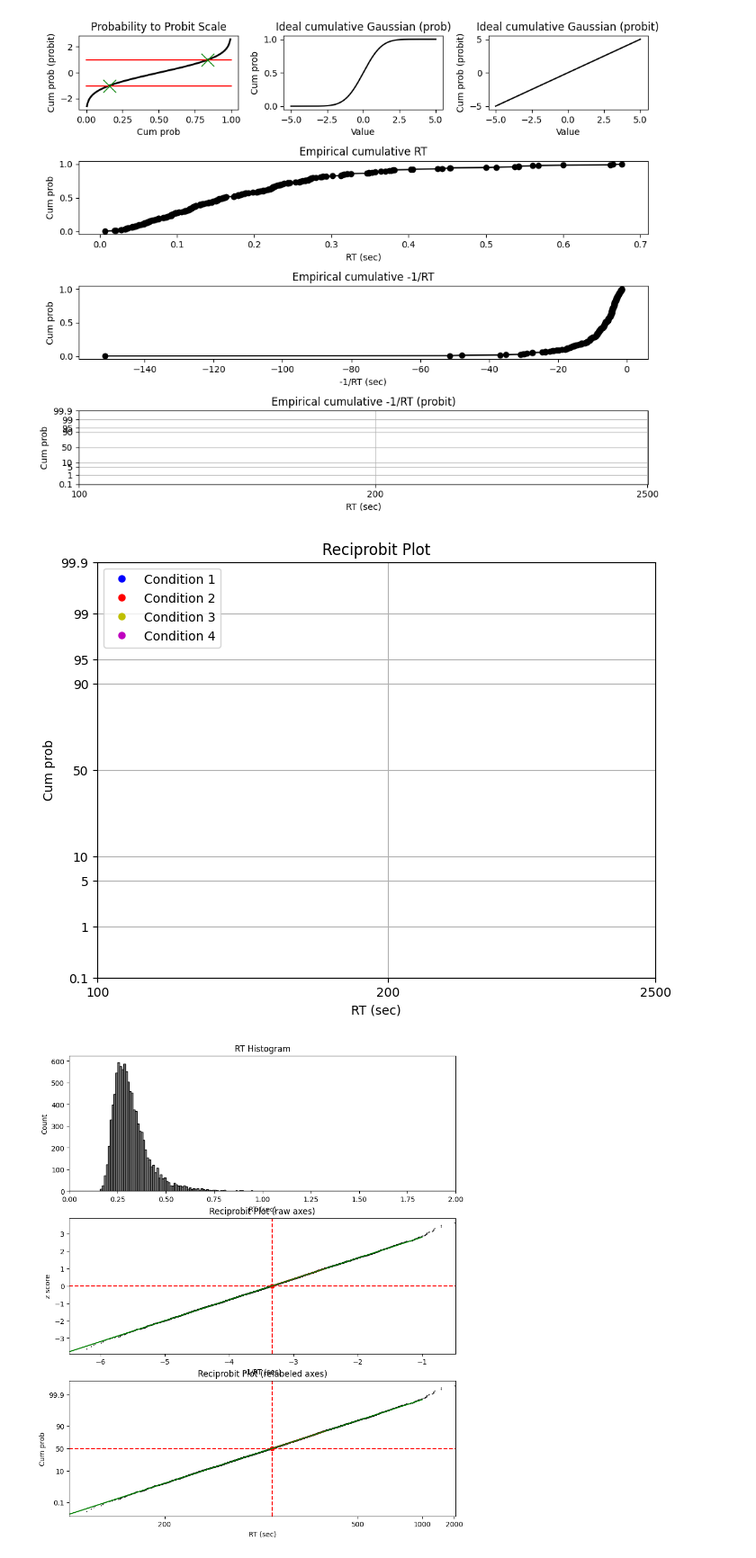
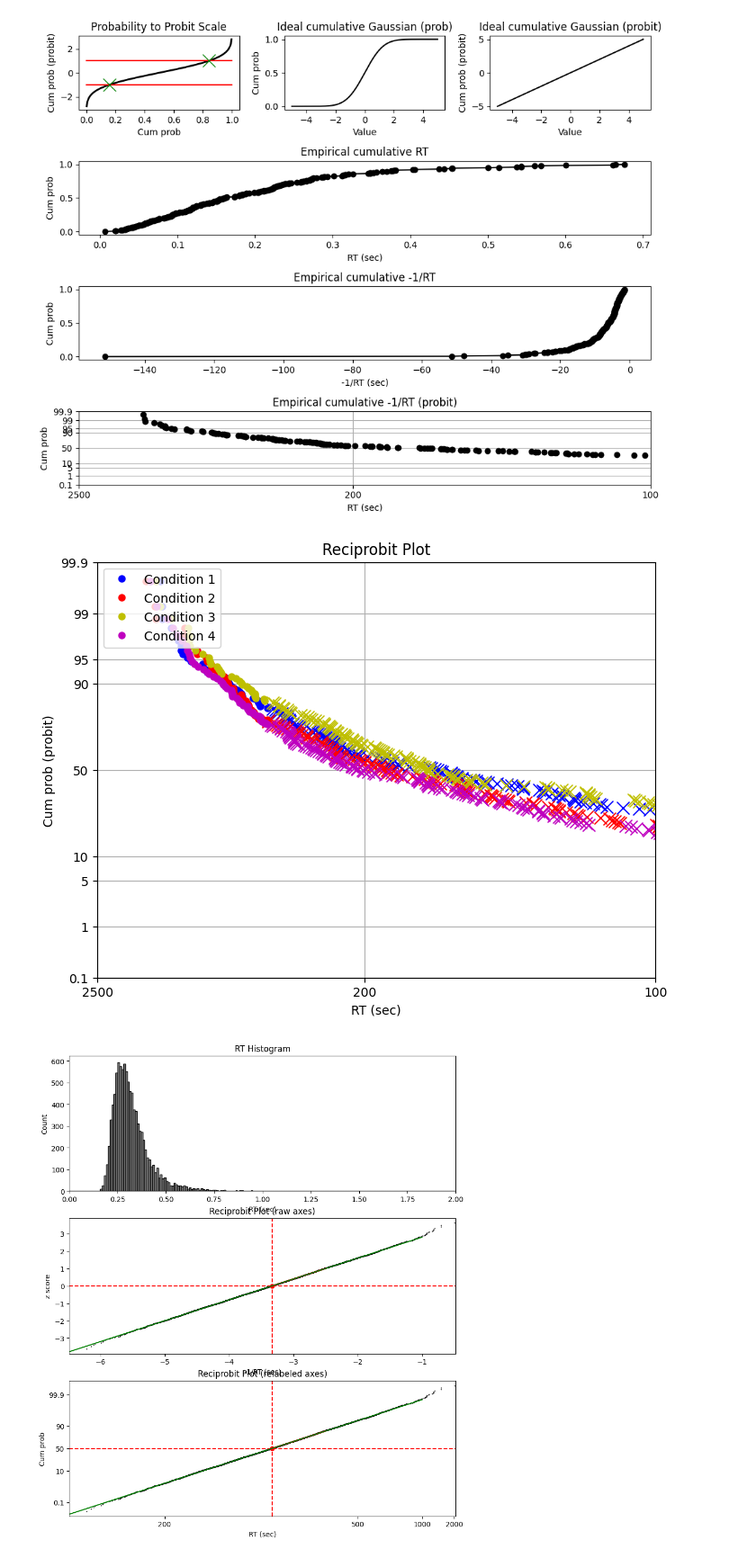
Before and after one commit to rfortuna98/QNC-Fall-2025, a Jupyter notebook: laterTutorial_fitModelToDataExercise_m.ipynb, the cells around one changed output. Shown at 90% size. Drawn from its saved outputs; the diff is of its cells as text; code cells hidden in the pictures.

```diff
--- a/laterTutorial_fitModelToDataExercise_m.ipynb
+++ b/laterTutorial_fitModelToDataExercise_m.ipynb
@@ -65,7 +65,8 @@ plt.figure(figsize=(10, 8))
 rts = data[0]
 rts_sorted = np.sort(rts)
 n = len(rts_sorted)
-cum_prob = np.arange(1, n+1) / n
+# Using (np.arange(1, n + 1) - 0.5) / n for cumulative probability to avoid 0 and 1
+cum_prob = (np.arange(1, n + 1) - 0.5) / n
 
 probit_cum_prob = norm.ppf(cum_prob)
 
@@ -117,10 +118,9 @@ plt.title('Empirical cumulative -1/RT (probit)')
 plt.grid(True)
 
 # Configure x and y ticks like MATLAB version
-express_cutoff = 200  # milliseconds, MATLAB used 200 ms as express cutoff
-# Convert ms to sec (for the ticks)
-XTickLabels = [100, express_cutoff, 2500]
-XTickValues = -1000 / np.array(XTickLabels) / 1000  # convert ms to sec then reciprocal
+express_cutoff_ms = 200  # milliseconds
+XTickLabels = [100, express_cutoff_ms, 2500]
+XTickValues = [-1000 / x for x in XTickLabels]
 
 YTickLabels = [0.1, 1, 5, 10, 50, 90, 95, 99, 99.9]
 YTickValues = norm.ppf(np.array(YTickLabels) / 100)
@@ -130,7 +130,7 @@ plt.gca().set_yticklabels(YTickLabels)
 plt.ylim(YTickValues[0], YTickValues[-1])
 plt.gca().set_xticks(XTickValues)
 plt.gca().set_xticklabels(XTickLabels)
-plt.xlim(XTickValues[0], XTickValues[-1])
+plt.xlim(XTickValues[-1], XTickValues[0]) # Ensure consistent x-axis limits and direction
 
 plt.tight_layout()
 plt.show()
@@ -138,40 +138,50 @@ plt.show()
 # 3. Reciprobit plot for all 4 conditions
 plt.figure(figsize=(8, 6))
 colors = ['b', 'r', 'y', 'm']
-express_cutoff_sec = 0.2  # seconds
+
+# Configure x and y ticks like MATLAB version for the combined reciprobit plot
+express_cutoff_ms = 200  # milliseconds
+XTickLabels = [100, express_cutoff_ms, 2500]
+XTickValues = [-1000 / x for x in XTickLabels]
+
+YTickLabels = [0.1, 1, 5, 10, 50, 90, 95, 99, 99.9]
+YTickValues = norm.ppf(np.array(YTickLabels) / 100)
 
 plot_handles = []
 for ii in range(len(labels)):
     rts_sorted = np.sort(data[ii])
     n = len(rts_sorted)
-    cum_prob = np.arange(1, n + 1) / n
+    # Using (np.arange(1, n + 1) - 0.5) / n for cumulative probability to avoid 0 and 1
+    cum_prob = (np.arange(1, n + 1) - 0.5) / n
     probit_cum_prob = norm.ppf(cum_prob)
 
-    Lexpress = rts_sorted < express_cutoff_sec
+    # Adjust express cutoff to 0.3 seconds for better visualization
+    express_cutoff_sec_adjusted = 0.3
+    Lexpress = rts_sorted < express_cutoff_sec_adjusted
 
     plt.plot(-1 / rts_sorted[Lexpress], probit_cum_prob[Lexpress], 'x', color=colors[ii], markersize=10)
     handle, = plt.plot(-1 / rts_sorted[~Lexpress], probit_cum_prob[~Lexpress], 'o',
                        color=colors[ii], markerfacecolor=colors[ii], markersize=5)
     plot_handles.append(handle)
 
 plt.gca().set_yticks(YTickValues)
 plt.gca().set_yticklabels(YTickLabels)
 plt.ylim(YTickValues[0], YTickValues[-1])
 plt.gca().set_xticks(XTickValues)
 plt.gca().set_xticklabels(XTickLabels)
-plt.xlim(XTickValues[0], XTickValues[-1])
+plt.xlim(XTickValues[-1], XTickValues[0]) # Ensure consistent x-axis limits and direction
 
 plt.xlabel('RT (sec)')
-plt.ylabel('Cum prob')
+plt.ylabel('Cum prob (probit)') # Corrected y-axis label
 plt.grid(True)
 plt.legend(plot_handles, labels, loc='upper left')
 plt.title('Reciprobit Plot')
 
 plt.show()
 # %% [output]
 [figure]
-[figure, old version]
+[figure, new version]
-[figure, old version]
+[figure, new version]
 # %%
 import numpy as np
 import matplotlib.pyplot as plt
```
